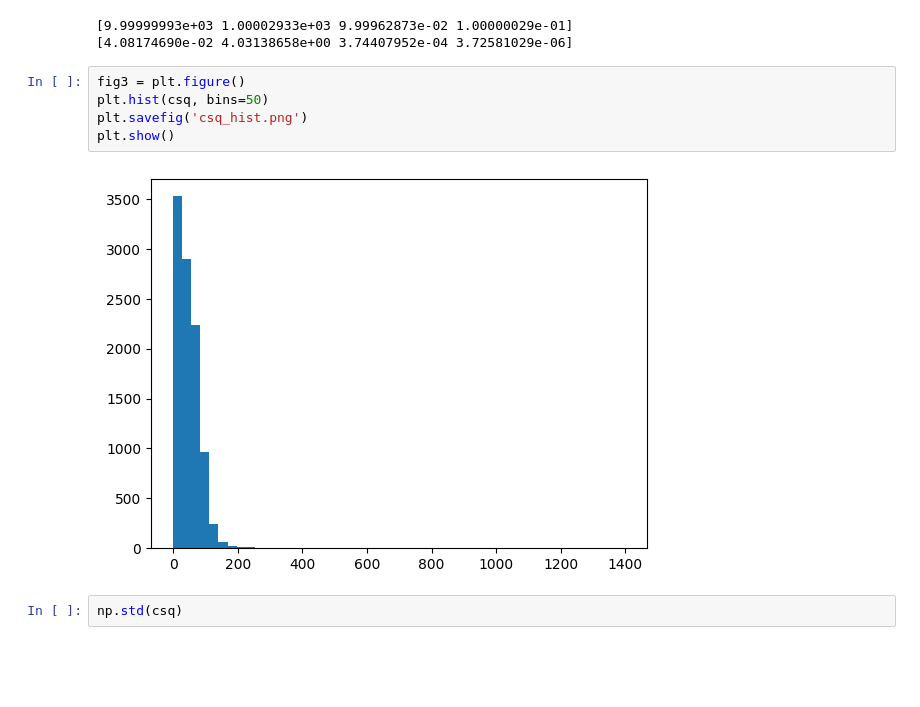
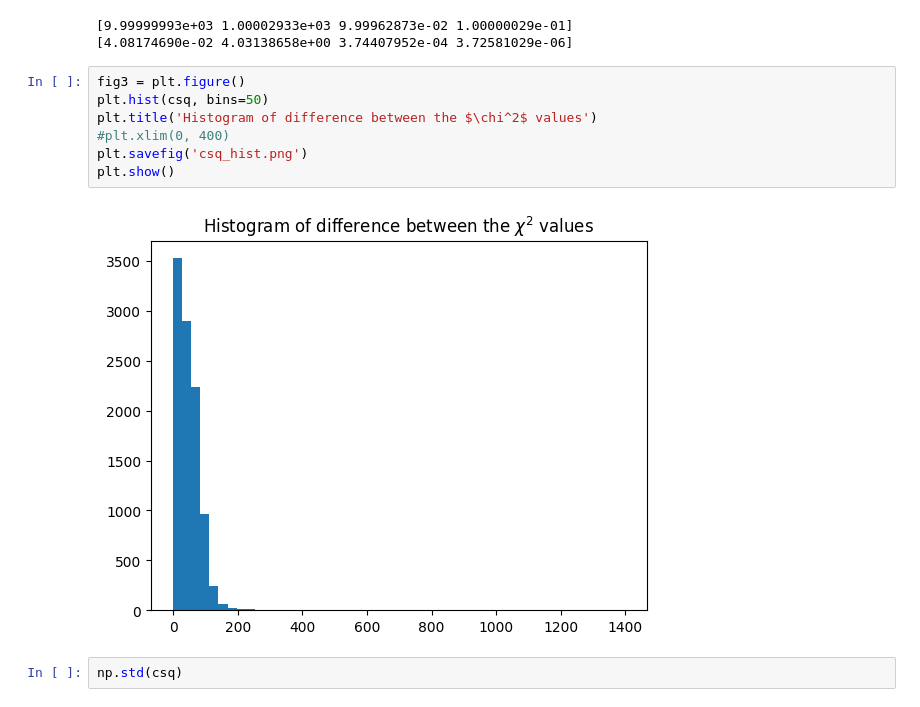
Before and after one commit to aryana-haghjoo/My-Project, a Jupyter notebook: code_final/known_curve/samples_plots.ipynb, the cells around one changed output. Cells and saved outputs as stored; diff of their text form; blank space fills up the shorter version.

```diff
--- a/code_final/known_curve/samples_plots.ipynb
+++ b/code_final/known_curve/samples_plots.ipynb
@@ -71,10 +72,12 @@ print(np.std(samples, axis=0))
 # %%
 fig3 = plt.figure()
 plt.hist(csq, bins=50)
+plt.title('Histogram of difference between the $\chi^2$ values')
+#plt.xlim(0, 400)
 plt.savefig('csq_hist.png')
 plt.show()
 # %% [output]
-[figure, old version]
+[figure, new version]
 # %%
 np.std(csq)
 # %% [output]
```
Also changed, not shown: parts of 3 cells of this notebook, 50 other files.
